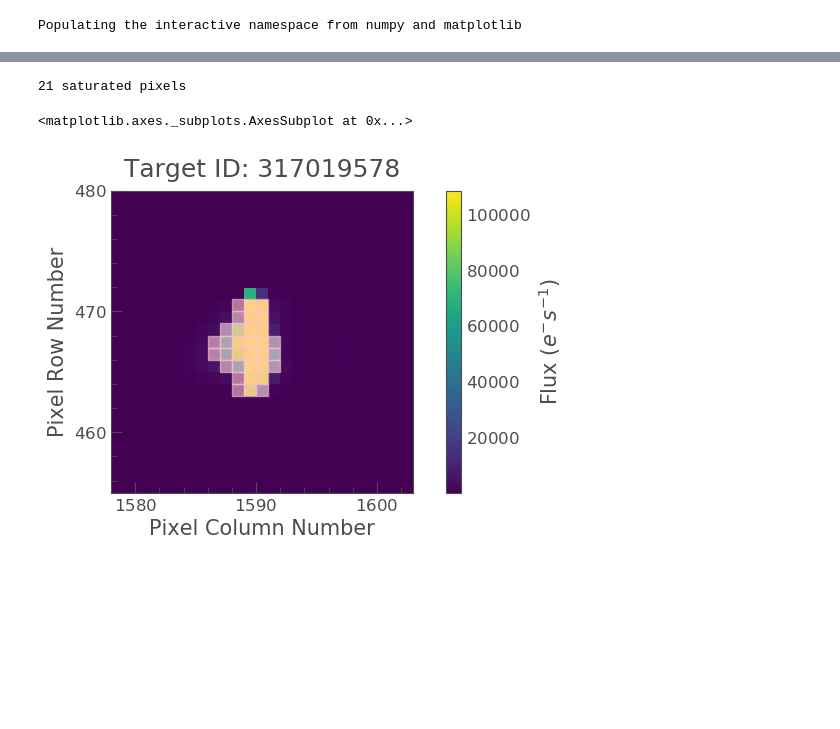
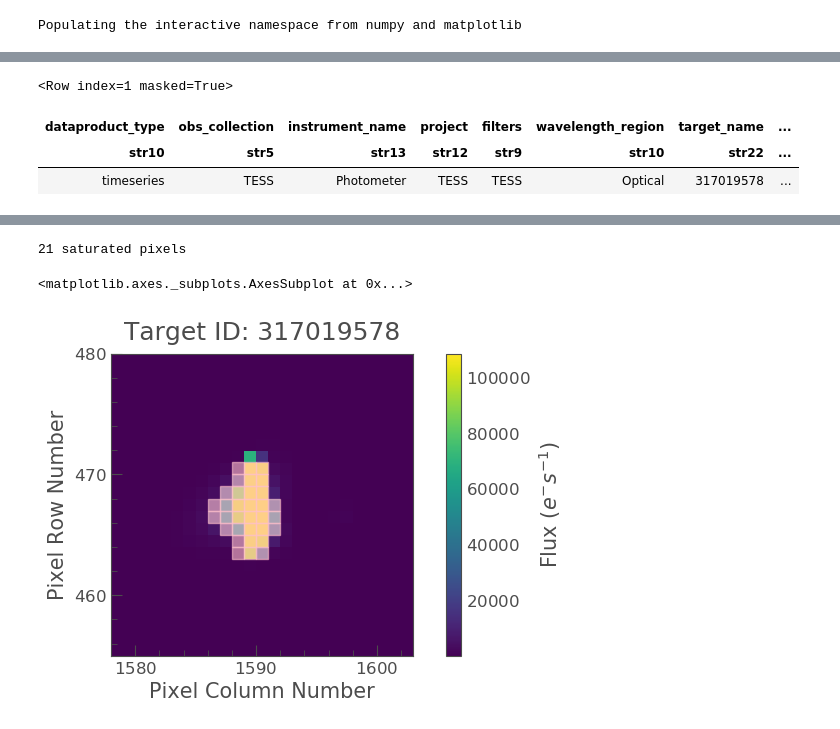
Before and after one commit to hvidy/halophot, a Jupyter notebook: notebooks/nuInd.ipynb, the cells around one changed output, grey strips where cells are left out. Saved outputs shown, nothing was run; the diff lists cells and outputs as text; code cells hidden in the pictures; blank space fills up the shorter version.

```diff
--- a/notebooks/nuInd.ipynb
+++ b/notebooks/nuInd.ipynb
@@ -26,0 +52,7 @@ Populating the interactive namespace from numpy and matplotlib
+# %%
+obsTable[1]
+# %% [output]
+<Row index=1 masked=True>
+| dataproduct_type | obs_collection | instrument_name | project | filters | wavelength_region | target_name | ... |
+| str10 | str5 | str13 | str12 | str9 | str10 | str22 | ... |
+| timeseries | TESS | Photometer | TESS | TESS | Optical | 317019578 | ... |
```
Also changed, not shown: parts of 6 cells of this notebook, 2 other files.
